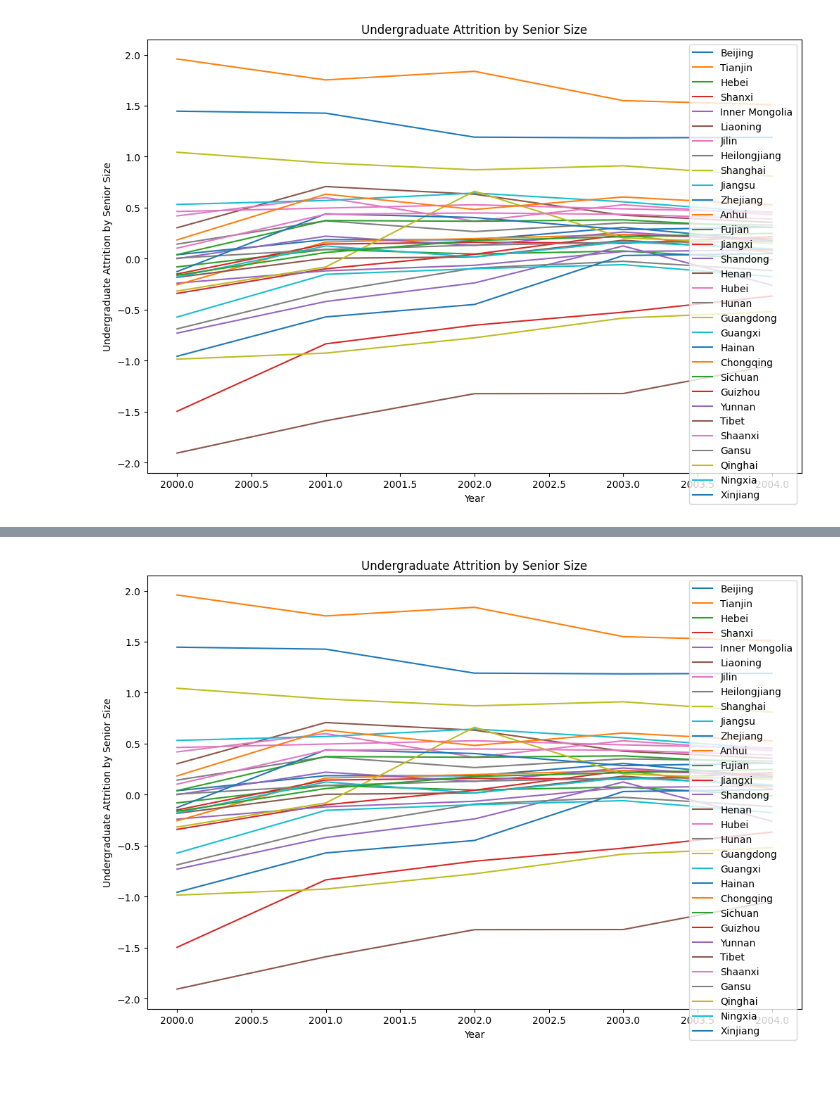
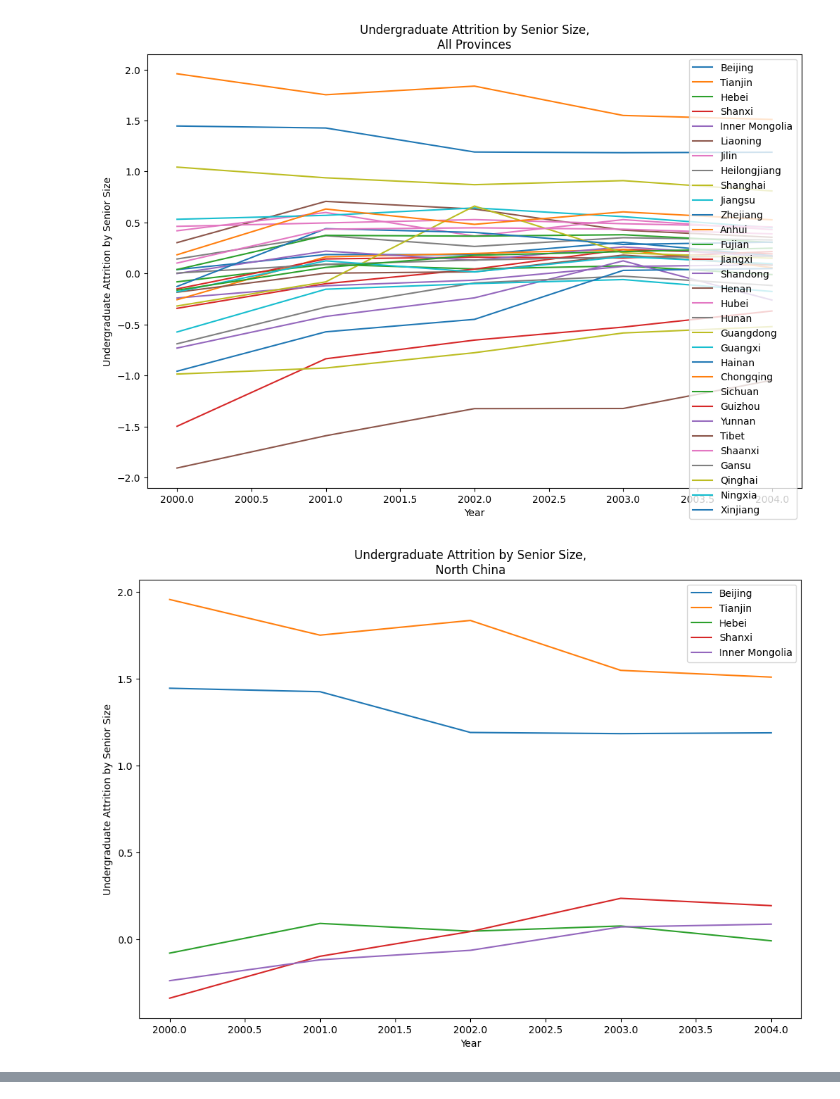
Before and after one commit to kabuto44/Gaokao-Data-Analysis, a Jupyter notebook: Plots.ipynb, the cells around one changed output, grey strips where cells are left out. Saved outputs shown, nothing was run; the diff lists cells and outputs as text; code cells hidden in the pictures.

```diff
--- a/Plots.ipynb
+++ b/Plots.ipynb
@@ -13,0 +8,27 @@ def plot_all(indicator):
+# %%
+#define plotting functions
+def plot_all(indicator):
+    for i in range(len(const.CATEGORIES)):
+        category = const.CATEGORIES[i]
+        name = const.CATEGORY_NAMES[i]
+        ops.singleplot(indicator,category,title=indicator+ ",\n" + name)
+
+def save_all_lines(variable):
+    for i in range(len(const.CATEGORIES)):
+        category = const.CATEGORIES[i]
+        name = const.CATEGORY_NAMES[i]
+        short = const.SHORT_CATEGORIES[i]
+        ops.saveplot(name=variable+"_"+short,variable=variable,provinces=category,title=variable+ ",\n" + name)
+
+def scatter_all(xvar, yvar):
+    for i in range(len(const.CATEGORIES)):
+        category = const.CATEGORIES[i]
+        name = const.CATEGORY_NAMES[i]
+        ops.scatterplot(xvar, yvar,provinces=category,title=xvar + " against \n" + yvar + ",\n" + name)
+
+def save_all_scatters(xvar,yvar):
+    for i in range(len(const.CATEGORIES)):
+        category = const.CATEGORIES[i]
+        name = const.CATEGORY_NAMES[i]
+        short = const.SHORT_CATEGORIES[i]
+        ops.savescatter(name=xvar + "_" + yvar +"_"+short,xvar=xvar, yvar=yvar,provinces=category,title = yvar + " against \n" + xvar + ",\n" + name)
@@ -14,4 +60,5 @@ def plot_all(indicator):
 # %%
-ops.saveplot(name="Undergraduate Attrition by Senior Size",variable="Undergraduate Attrition by Senior Size")
+save_all_lines("Undergraduate Attrition by Senior Size")
 # %% [output]
-[figure, old version]
+[figure, new version]
+[figure, added]
@@ -18,4 +71,0 @@ ops.saveplot(name="Undergraduate Attrition by Senior Size",variable="Undergradua
-# %%
-ops.singleplot("Undergraduate Attrition by Senior Size")
-# %% [output]
-[figure, removed]
```
Also changed, not shown: parts of 12 cells of this notebook, 19 other files.
